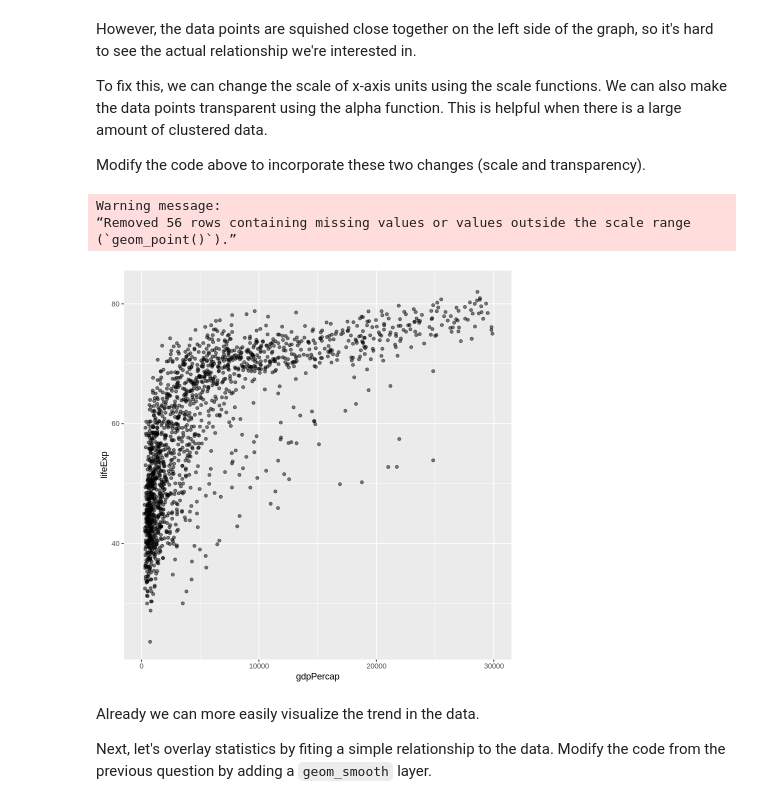
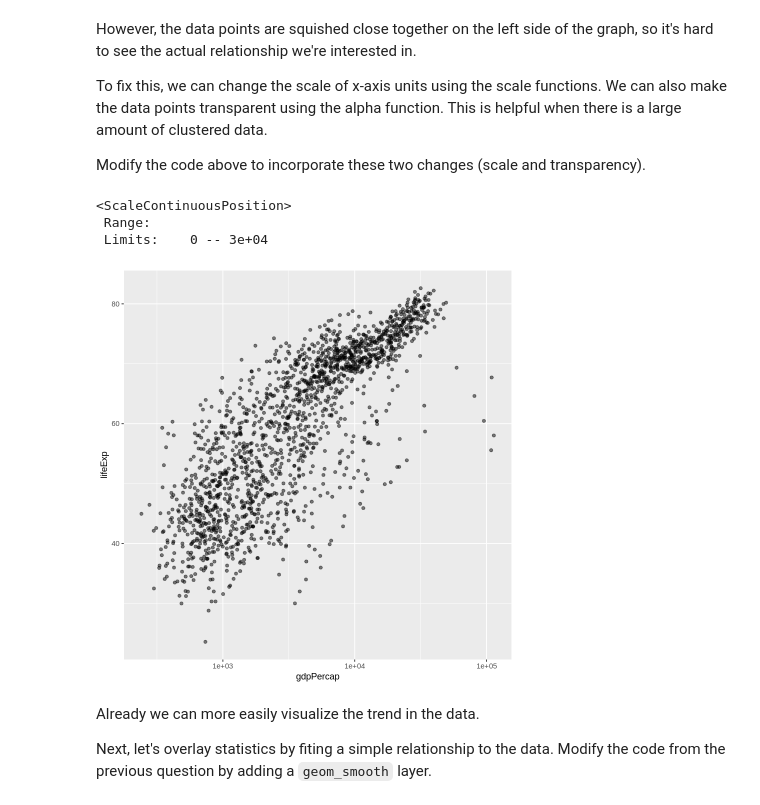
Before and after one commit to jialinli-21/Li_DSPN_S25, a Jupyter notebook: Exercise5.ipynb, the cells around one changed output. Saved outputs shown, nothing was run; the diff lists cells and outputs as text; code cells hidden in the pictures.

```diff
--- a/Exercise5.ipynb
+++ b/Exercise5.ipynb
@@ -125,15 +125,16 @@ Modify the code above to incorporate these two changes (scale and transparency).
 # %%
 
 ggplot(data = gapminder, mapping = aes(x = gdpPercap, y = lifeExp)) +
 #To fix this, we can change the scale of x-axis units using the scale functions.
   geom_point(alpha = 0.5) +
+  scale_x_log10()
   xlim(0,30000)
   # scale_x_continuous(xlim = c(0,30000))
 # %% [output]
-Warning message:
-“Removed 56 rows containing missing values or values outside the scale range
-(`geom_point()`).”
+<ScaleContinuousPosition>
+ Range:
+ Limits:    0 -- 3e+04
-[figure, old version]
+[figure, new version]
 # %% [markdown]
 Already we can more easily visualize the trend in the data.
 
```
Also changed, not shown: parts of 6 cells of this notebook.
